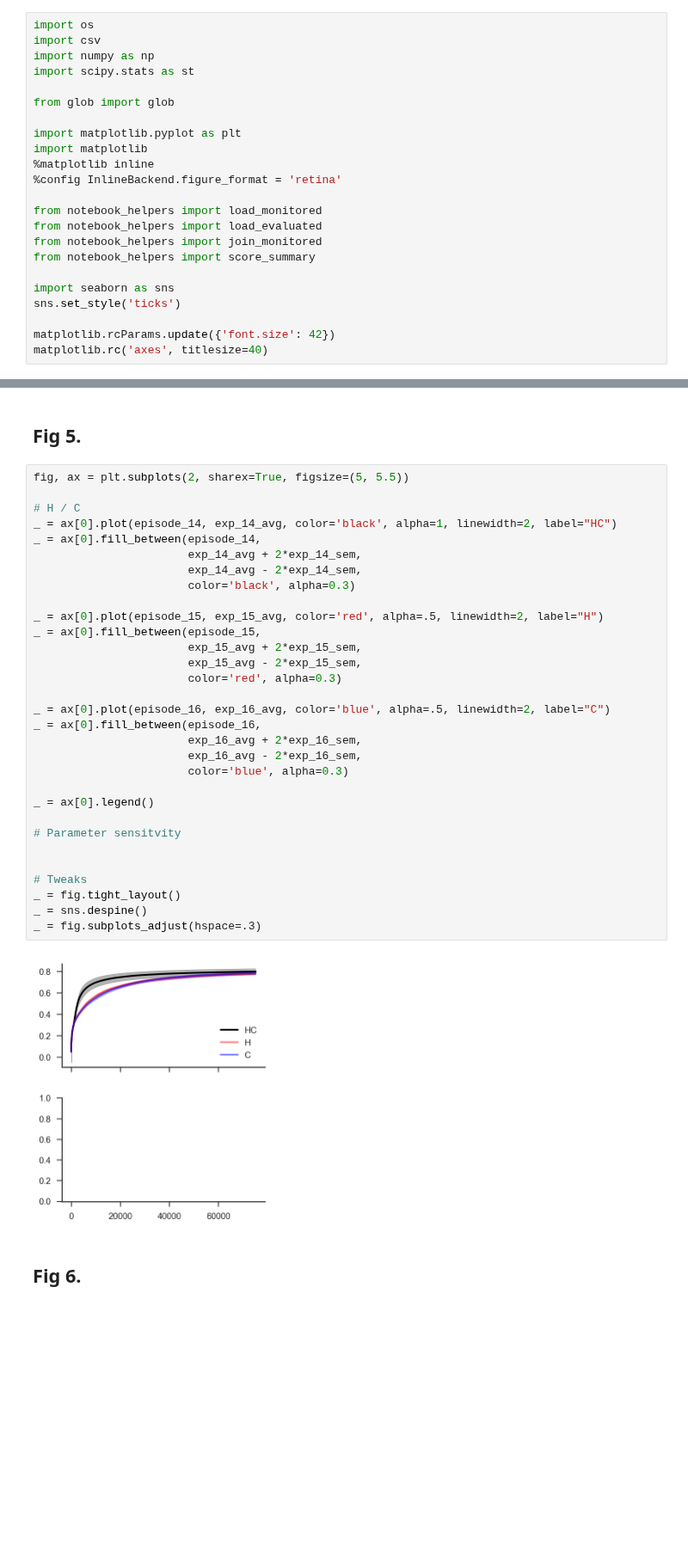
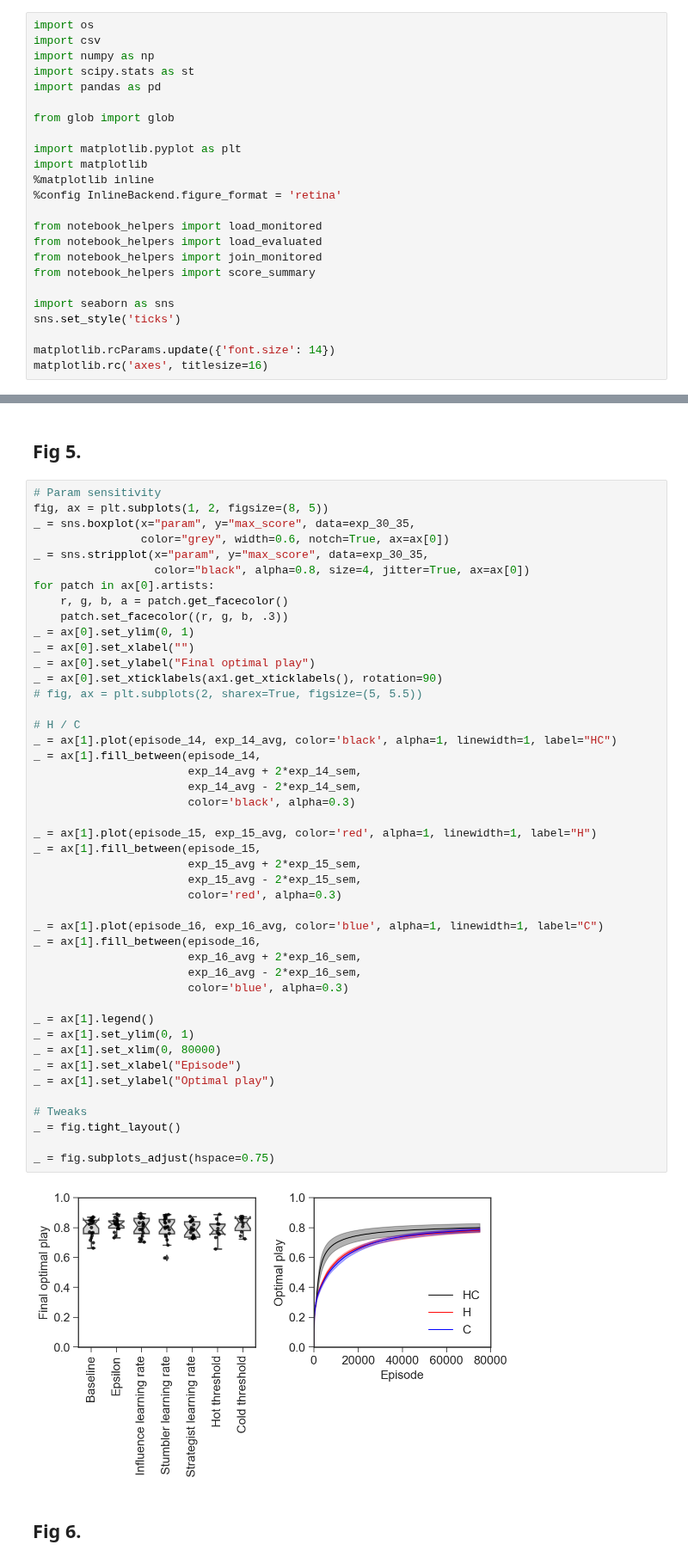
Before and after one commit to CoAxLab/azad, a Jupyter notebook: notebooks/figures.ipynb, the cells around one changed output, grey strips where cells are left out. Shown at 86% size. Cells and saved outputs as stored; diff of their text form; blank space fills up the shorter version.

```diff
--- a/notebooks/figures.ipynb
+++ b/notebooks/figures.ipynb
@@ -21,6 +21,7 @@ import os
 import csv
 import numpy as np
 import scipy.stats as st
+import pandas as pd
 
 from glob import glob
 
@@ -37,8 +38,8 @@ from notebook_helpers import score_summary
 import seaborn as sns
 sns.set_style('ticks')
 
-matplotlib.rcParams.update({'font.size': 42})
-matplotlib.rc('axes', titlesize=40)
+matplotlib.rcParams.update({'font.size': 14})
+matplotlib.rc('axes', titlesize=16)
 # %% [markdown]
 # Load data
 
@@ -214,38 +287,52 @@ _ = fig.subplots_adjust(hspace=.3)
 # %% [markdown]
 ## Fig 5.
 # %%
-fig, ax = plt.subplots(2, sharex=True, figsize=(5, 5.5))
+# Param sensitivity
+fig, ax = plt.subplots(1, 2, figsize=(8, 5))
+_ = sns.boxplot(x="param", y="max_score", data=exp_30_35,
+                color="grey", width=0.6, notch=True, ax=ax[0])
+_ = sns.stripplot(x="param", y="max_score", data=exp_30_35,
+                  color="black", alpha=0.8, size=4, jitter=True, ax=ax[0])
+for patch in ax[0].artists:
+    r, g, b, a = patch.get_facecolor()
+    patch.set_facecolor((r, g, b, .3))
+_ = ax[0].set_ylim(0, 1)
+_ = ax[0].set_xlabel("")
+_ = ax[0].set_ylabel("Final optimal play")
+_ = ax[0].set_xticklabels(ax1.get_xticklabels(), rotation=90)
+# fig, ax = plt.subplots(2, sharex=True, figsize=(5, 5.5))
 
 # H / C
-_ = ax[0].plot(episode_14, exp_14_avg, color='black', alpha=1, linewidth=2, label="HC")
-_ = ax[0].fill_between(episode_14,
+_ = ax[1].plot(episode_14, exp_14_avg, color='black', alpha=1, linewidth=1, label="HC")
+_ = ax[1].fill_between(episode_14,
                        exp_14_avg + 2*exp_14_sem,
                        exp_14_avg - 2*exp_14_sem,
                        color='black', alpha=0.3)
 
-_ = ax[0].plot(episode_15, exp_15_avg, color='red', alpha=.5, linewidth=2, label="H")
-_ = ax[0].fill_between(episode_15,
+_ = ax[1].plot(episode_15, exp_15_avg, color='red', alpha=1, linewidth=1, label="H")
+_ = ax[1].fill_between(episode_15,
                        exp_15_avg + 2*exp_15_sem,
                        exp_15_avg - 2*exp_15_sem,
                        color='red', alpha=0.3)
 
-_ = ax[0].plot(episode_16, exp_16_avg, color='blue', alpha=.5, linewidth=2, label="C")
-_ = ax[0].fill_between(episode_16,
+_ = ax[1].plot(episode_16, exp_16_avg, color='blue', alpha=1, linewidth=1, label="C")
+_ = ax[1].fill_between(episode_16,
                        exp_16_avg + 2*exp_16_sem,
                        exp_16_avg - 2*exp_16_sem,
                        color='blue', alpha=0.3)
 
-_ = ax[0].legend()
-
-# Parameter sensitvity
-
+_ = ax[1].legend()
+_ = ax[1].set_ylim(0, 1)
+_ = ax[1].set_xlim(0, 80000)
+_ = ax[1].set_xlabel("Episode")
+_ = ax[1].set_ylabel("Optimal play")
 
 # Tweaks
 _ = fig.tight_layout()
-_ = sns.despine()
-_ = fig.subplots_adjust(hspace=.3)
+
+_ = fig.subplots_adjust(hspace=0.75)
 # %% [output]
-[figure, old version]
+[figure, new version]
 # %% [markdown]
 ## Fig 6.
 # %%
```
Also changed, not shown: parts of 4 cells of this notebook.
